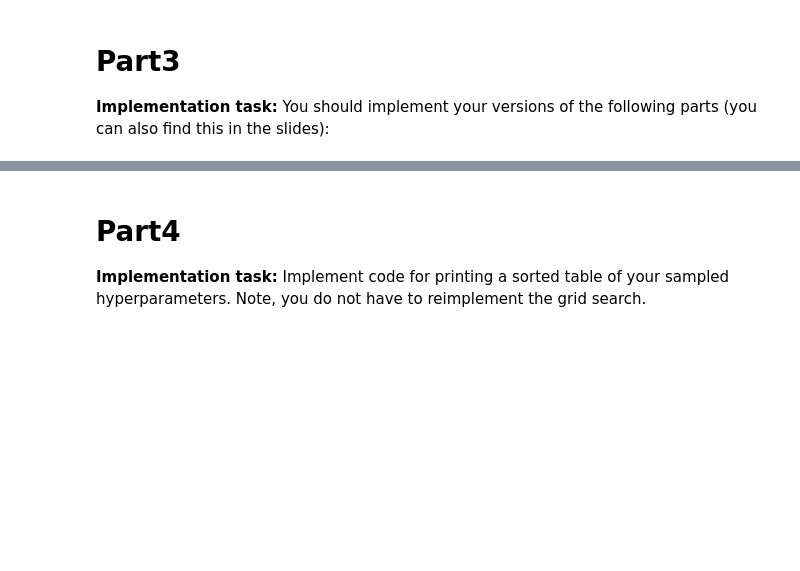
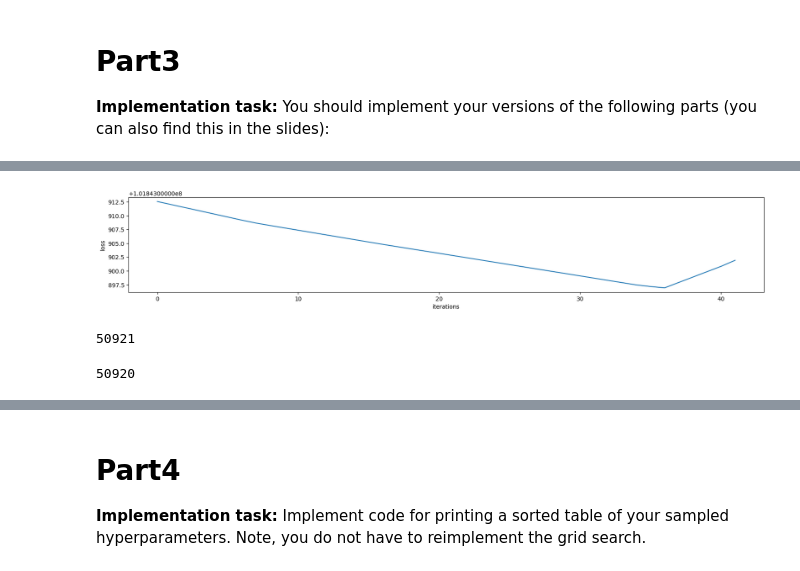
Before and after one commit to linkofchain/A1, a Jupyter notebook: A1.ipynb, the cells around one changed output, grey strips where cells are left out. Drawn from its saved outputs; the diff is of its cells as text; code cells hidden in the pictures; blank space fills up the shorter version.

```diff
--- a/A1.ipynb
+++ b/A1.ipynb
@@ -55,6 +55,6 @@ sorted_words = sorted(words)
 #shuffles both predictions and raw data with same permutation.
 def shuffle(data, labels):
     p = np.random.permutation(len(data))
-    return data[p], labels[p]
+    return data[p], labels[p], p
 # %%
-X_shuffled, y_shuffled = shuffle(X_raw, y)
+X_shuffled, y_shuffled, p = shuffle(X_raw, y)
@@ -111,3 +119,3 @@ vocabulary = set(sorted_words)      #I will take it as a given this will be usef
 # %%
-X = victor.transform(X_shuffled)            #output should be bag of words rep of sentence
+X_BOW = victor.transform(X_shuffled)            #output should be bag of words rep of sentence
 # %%
@@ -185,6 +194,7 @@ class model:
 # %%
-reguliser_dampening = 0.001   # lambda
-learning_rate = .001          # gamma
+reguliser_dampening = 0.0001   # lambda
+learning_rate = 0.003         # gamma
+X_BOW_intc = np.concatenate((np.ones_like(y)[:,np.newaxis],X_BOW),axis=1) #intercept array
 
 # Create the untrained classifier
 classy = model(loss='hinge', penalty='l2',
@@ -192,7 +202,7 @@ classy = model(loss='hinge', penalty='l2',
                       learning_rate='constant', eta0=learning_rate)
 
 # Train the classifier
-classy.fit(X, y_shuffled)
+best_weight, best_loss, iter = classy.fit(X_BOW_intc, y_shuffled)
 
 # Get the parameter vector
-omega = classy.weights
+omega = best_weight
@@ -207 +234,17 @@ plt.show()
+# %%
+plt.figure(figsize=(20, 3))
+plt.plot(classy.loss_history)
+plt.ylabel("loss")
+plt.xlabel("iterations")
+plt.show()
+# %% [output]
+[figure, added]
+# %%
+len(omega)
+# %% [output]
+50921
+# %%
+len(sorted_words)
+# %% [output]
+50920
 # %%
```
Also changed, not shown: parts of 16 cells of this notebook.
